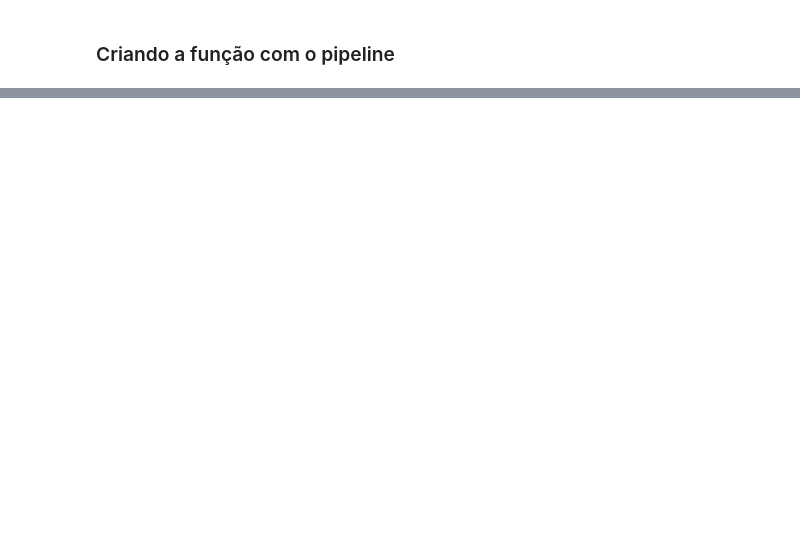
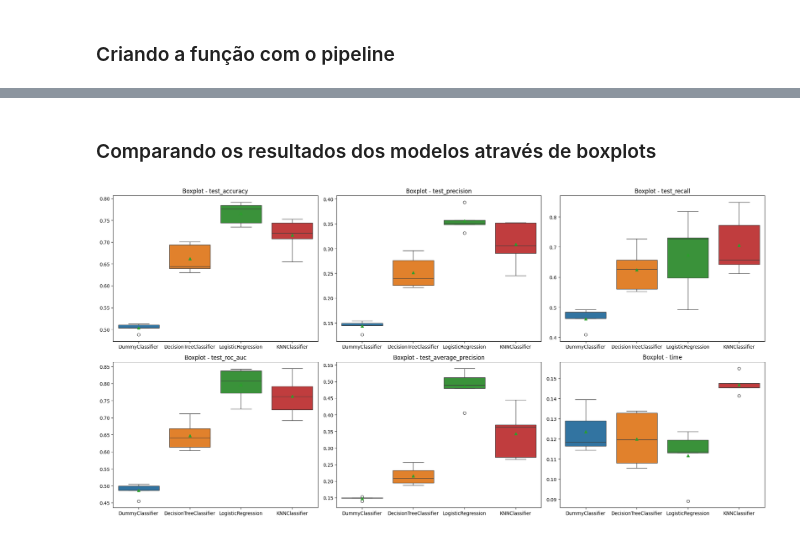
Before and after one commit to matheusresende7/ds_projeto_final_5_modelo_clusterizacao_classificacao_app_delivery, a Jupyter notebook: notebooks/06.2_model_selection.ipynb, the cells around one changed output, grey strips where cells are left out. Cells and saved outputs as stored; diff of their text form; code cells hidden in the pictures; blank space fills up the shorter version.

```diff
--- a/notebooks/08_models_training.ipynb
+++ b/notebooks/06.2_model_selection.ipynb
@@ -192,3 +197,10 @@ min_max_cols = [ # Definindo as colunas que vão passar por Min-Max Scaler
+# %%
+models = { # Definindo os modelos de classificação que serão usados
+    'DummyClassifier': DummyClassifier(strategy='stratified', random_state=consts.RANDOM_STATE), # Modelo base para referência
+    'DecisionTreeClassifier': DecisionTreeClassifier(random_state=consts.RANDOM_STATE),
+    'LogisticRegression': LogisticRegression(random_state=consts.RANDOM_STATE),
+    'KNNClassifier': KNeighborsClassifier(n_neighbors=5),
+}
 # %% [markdown]
 ### Criando a função com o pipeline
 # %%
@@ -240,0 +246,7 @@ array(['one-hot__Children_0', 'one-hot__HasChildren_0',
+# %%
+results = { # Aplicando a função com o Pipeline, passando os datasets x, y e os modelos, e armazenando os resultados em uma variável
+    'DummyClassifier': pipeline(x, y, models['DummyClassifier']),
+    'DecisionTreeClassifier': pipeline(x, y, models['DecisionTreeClassifier']),
+    'LogisticRegression': pipeline(x, y, models['LogisticRegression']),
+    'KNNClassifier': pipeline(x, y, models['KNNClassifier']),
+}
@@ -240,0 +255,9 @@ array(['one-hot__Children_0', 'one-hot__HasChildren_0',
+# %%
+for key, value in results.items(): # Criando uma estrutura de repetição para percorrer os resultados dos modelos
+    results[key]['time'] = results[key]['fit_time'] + results[key]['score_time'] # Criando a coluna de tempo somando fit_time e score_time
+
+df_results = pd.DataFrame(results).T.reset_index().rename(columns={'index': 'model'}) # Criando um df transposto com os resultados dos modelos
+
+df_results_explode = df_results.explode(df_results.columns[1:].to_list()).reset_index(drop=True) # Criando um df separando os maps por linhas
+
+df_results_explode # Exibindo o dataset com os resultados dos modelos
@@ -240,0 +282,6 @@ array(['one-hot__Children_0', 'one-hot__HasChildren_0',
+# %% [markdown]
+### Comparando os resultados dos modelos através de boxplots
+# %%
+fn_charts.boxplots(df_results_explode, df_results.columns[3:].to_list(), 'model') # Criando os boxplots para avaliação dos modelos
+# %% [output]
+[figure, added]
```
Also changed, not shown: parts of 12 cells of this notebook, 9 other files.
